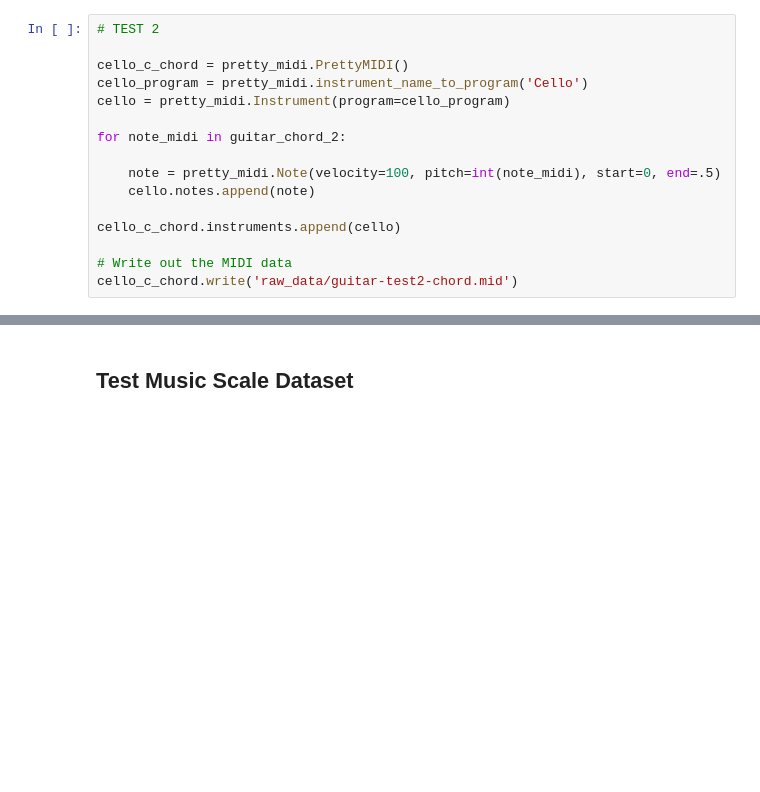
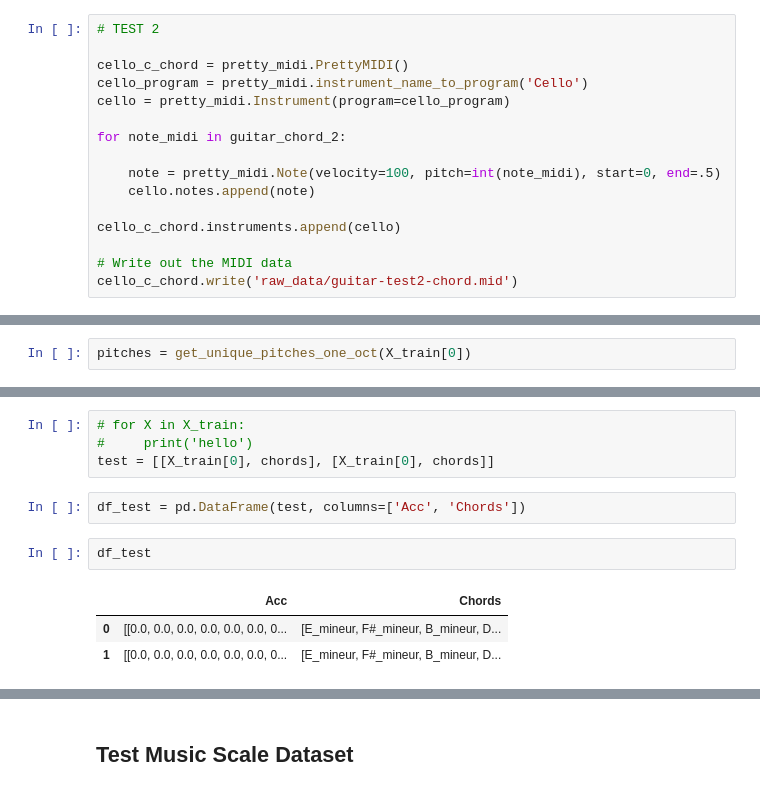
Before and after one commit to KarlVoncq/MIDIComposingAI, a Jupyter notebook: notebooks/dianehb_notebook.ipynb, the cells around one changed output, grey strips where cells are left out. Drawn from its saved outputs; the diff is of its cells as text; blank space fills up the shorter version.

```diff
--- a/notebooks/dianehb_notebook.ipynb
+++ b/notebooks/dianehb_notebook.ipynb
@@ -165,0 +339,2 @@ cello_c_chord.write('raw_data/guitar-test2-chord.mid')
+# %%
+pitches = get_unique_pitches_one_oct(X_train[0])
@@ -165,0 +450,12 @@ cello_c_chord.write('raw_data/guitar-test2-chord.mid')
+# %%
+# for X in X_train:
+#     print('hello')
+test = [[X_train[0], chords], [X_train[0], chords]]
+# %%
+df_test = pd.DataFrame(test, columns=['Acc', 'Chords'])
+# %%
+df_test
+# %% [output]
+|  | Acc | Chords |
+| 0 | [[0.0, 0.0, 0.0, 0.0, 0.0, 0.0, 0... | [E_mineur, F#_mineur, B_mineur, D... |
+| 1 | [[0.0, 0.0, 0.0, 0.0, 0.0, 0.0, 0... | [E_mineur, F#_mineur, B_mineur, D... |
```
Also changed, not shown: parts of 92 cells of this notebook.
